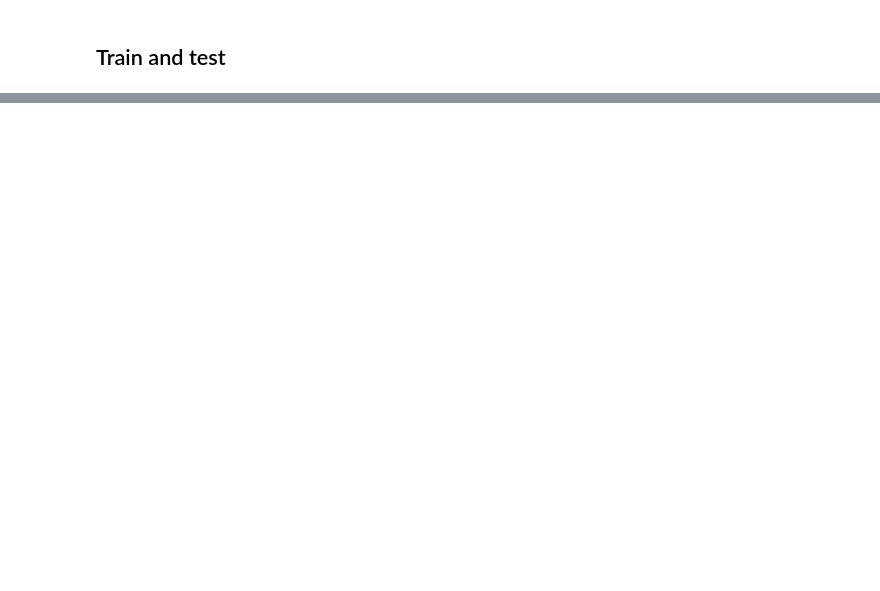
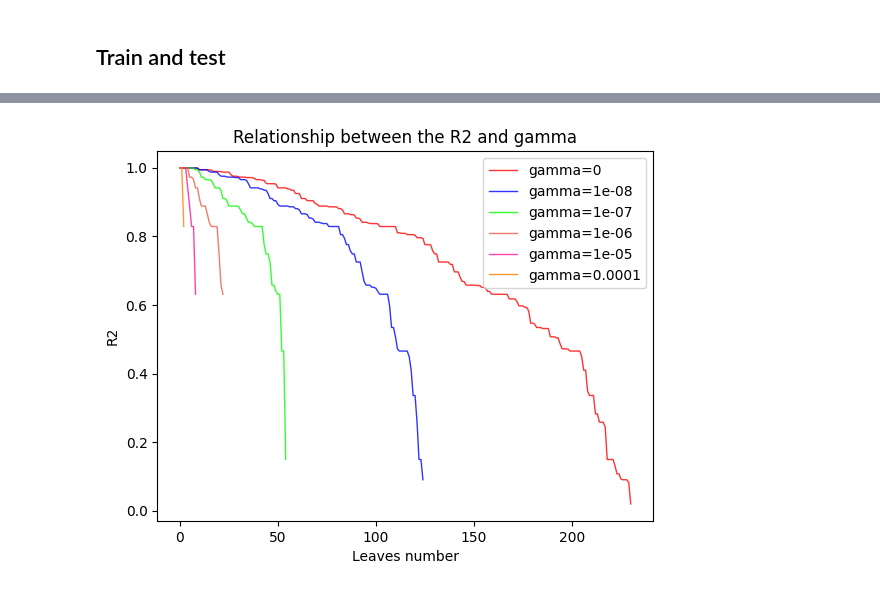
Before and after one commit to wintermelon008/2022-ML-ustc, a Jupyter notebook: lab3/main.ipynb, the cells around one changed output, grey strips where cells are left out. Drawn from its saved outputs; the diff is of its cells as text; code cells hidden in the pictures; blank space fills up the shorter version.

```diff
--- a/lab3/main.ipynb
+++ b/lab3/main.ipynb
@@ -179,0 +296,55 @@ print(tree.R2(pre, y_test))
+# %%
+RED = '#FF0000'
+PINK = '#FF1493'
+PURPLE = '#A020F0'
+ORANGE = '#FF7F00'
+TOMATO = '#EE5C42'
+BLUE = '#0000FF'
+SKY = '#00BFFF'
+GREEN = '#00FF00'
+LIGHTGREEN = '#90EE90'
+BLACK = '#000000'
+YELLOW = '#FFFF00'
+color_list = [RED, BLUE, GREEN, TOMATO, PINK, ORANGE, BLACK]
+# %%
+
+
+df = pd.read_csv('train.data.txt',header=None)
+X_train, y_train, X_test, y_test = random_Split_data(df, rate=0.7)
+m, n = y_train.shape
+y_t = np.zeros((m, n))
+
+
+parameters = {
+    "lamda": 1,
+    "gamma": 0,
+    "gain_delta": 0,
+    "max_depth": 10,
+    "max_leaves": 100,
+    "max_nodes": 1000,
+    "min_samples": 3,
+    "min_feature_dif": 3,
+    "if_silent": 1,
+}
+
+val_list = [0, 1e-8, 1e-7, 1e-6, 1e-5, 1e-4]
+tag_list = []
+
+for i in range(0, len(val_list)):
+    val = val_list[i]
+    parameters['gamma'] = val
+    tree = RegTree(X_train, y_train, y_t)
+    tree.fit(parameters)
+    pre = tree.predict(X_test)
+    times = tree.node_num
+    show(times, tree.R2_list, color=color_list[i])
+    tag_list.append('gamma=' + str(val))
+
+
+plt.legend(tag_list, loc='upper right')
+plt.xlabel('Leaves number')
+plt.ylabel('R2')
+plt.title('Relationship between the R2 and gamma')
+plt.show()
+# %% [output]
+[figure, added]
```
Also changed, not shown: parts of 6 cells of this notebook, 4 other files.
